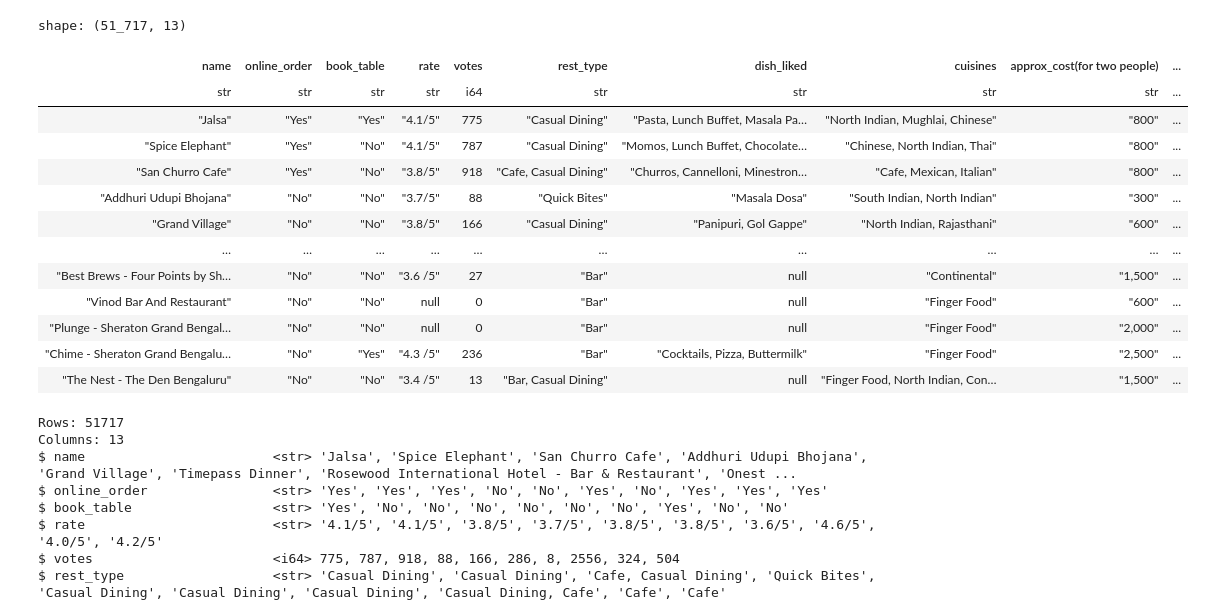
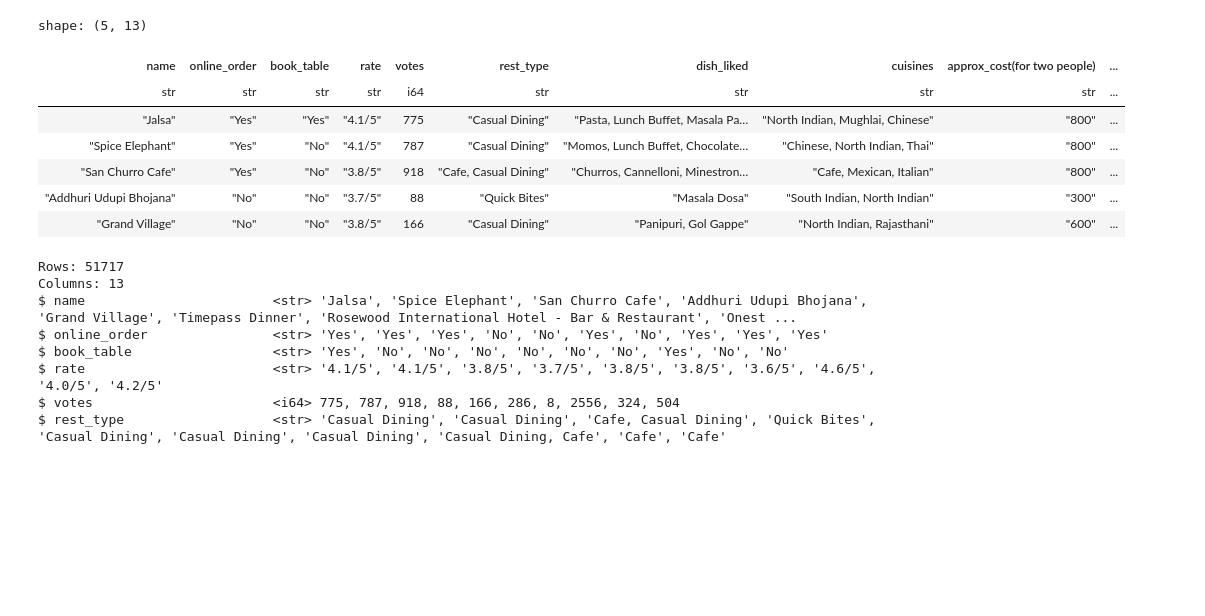
Before and after one commit to lucasjdc/polars-analisando-dados, a Jupyter notebook: Polars_analisando_dados.ipynb, the cells around one changed output. Drawn from its saved outputs; the diff is of its cells as text; code cells hidden in the pictures; blank space fills up the shorter version.

```diff
--- a/Polars_analisando_dados.ipynb
+++ b/Polars_analisando_dados.ipynb
@@ -3,22 +3,16 @@ import polars as pl
 # %%
 restaurantes = pl.read_csv('/content/drive/MyDrive/Alura/restaurantes.csv', encoding='utf8')
 # %%
-restaurantes
+restaurantes.head()
 # %% [output]
-shape: (51_717, 13)
+shape: (5, 13)
 | name | online_order | book_table | rate | votes | rest_type | dish_liked | cuisines | approx_cost(for two people) | ... |
 | str | str | str | str | i64 | str | str | str | str | ... |
 | "Jalsa" | "Yes" | "Yes" | "4.1/5" | 775 | "Casual Dining" | "Pasta, Lunch Buffet, Masala Pa… | "North Indian, Mughlai, Chinese" | "800" | ... |
 | "Spice Elephant" | "Yes" | "No" | "4.1/5" | 787 | "Casual Dining" | "Momos, Lunch Buffet, Chocolate… | "Chinese, North Indian, Thai" | "800" | ... |
 | "San Churro Cafe" | "Yes" | "No" | "3.8/5" | 918 | "Cafe, Casual Dining" | "Churros, Cannelloni, Minestron… | "Cafe, Mexican, Italian" | "800" | ... |
 | "Addhuri Udupi Bhojana" | "No" | "No" | "3.7/5" | 88 | "Quick Bites" | "Masala Dosa" | "South Indian, North Indian" | "300" | ... |
 | "Grand Village" | "No" | "No" | "3.8/5" | 166 | "Casual Dining" | "Panipuri, Gol Gappe" | "North Indian, Rajasthani" | "600" | ... |
-| … | … | … | … | … | … | … | … | … | ... |
-| "Best Brews - Four Points by Sh… | "No" | "No" | "3.6 /5" | 27 | "Bar" | null | "Continental" | "1,500" | ... |
-| "Vinod Bar And Restaurant" | "No" | "No" | null | 0 | "Bar" | null | "Finger Food" | "600" | ... |
-| "Plunge - Sheraton Grand Bengal… | "No" | "No" | null | 0 | "Bar" | null | "Finger Food" | "2,000" | ... |
-| "Chime - Sheraton Grand Bengalu… | "No" | "Yes" | "4.3 /5" | 236 | "Bar" | "Cocktails, Pizza, Buttermilk" | "Finger Food" | "2,500" | ... |
-| "The Nest - The Den Bengaluru" | "No" | "No" | "3.4 /5" | 13 | "Bar, Casual Dining" | null | "Finger Food, North Indian, Con… | "1,500" | ... |
 # %%
 restaurantes.glimpse()
 # %% [output]
```
Also changed, not shown: parts of 4 cells of this notebook.
